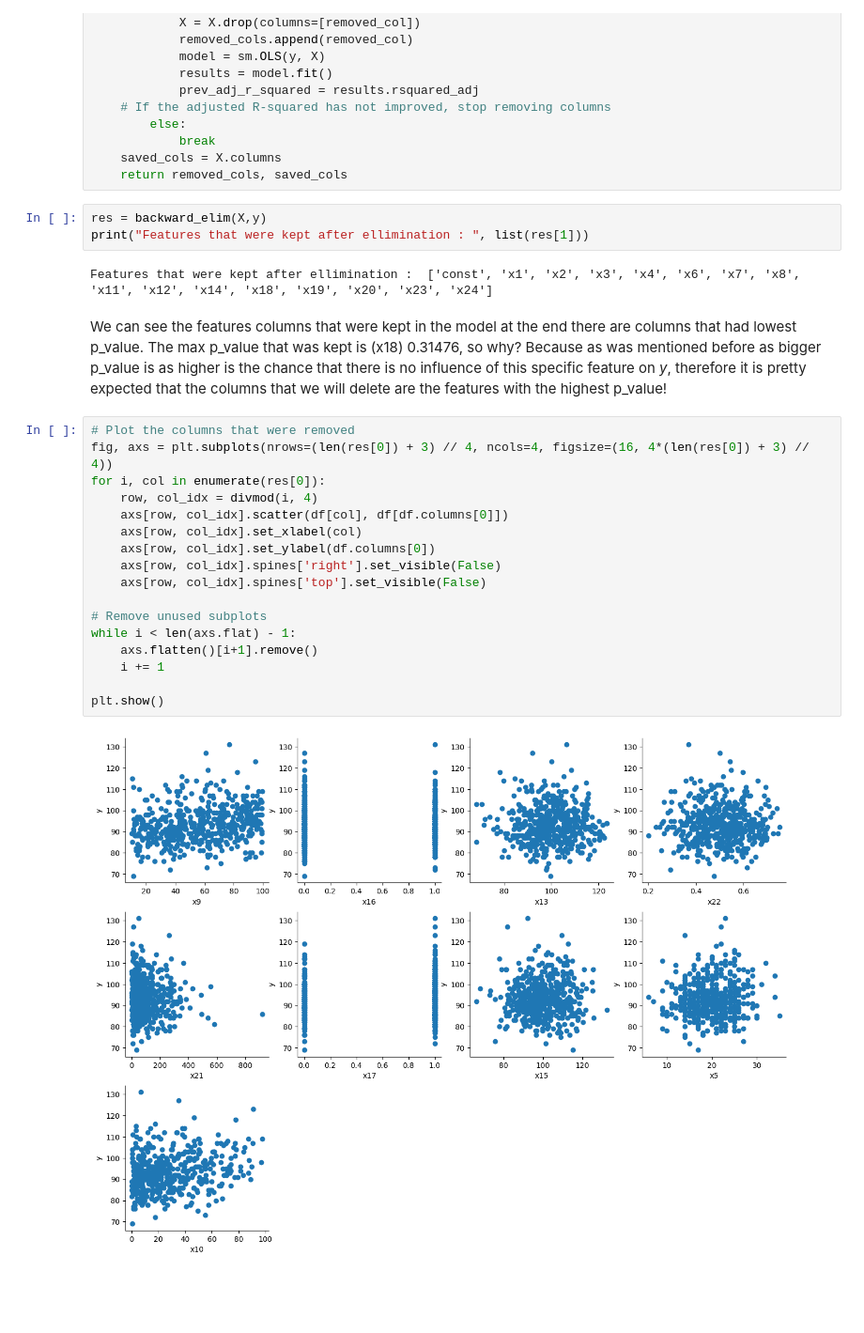
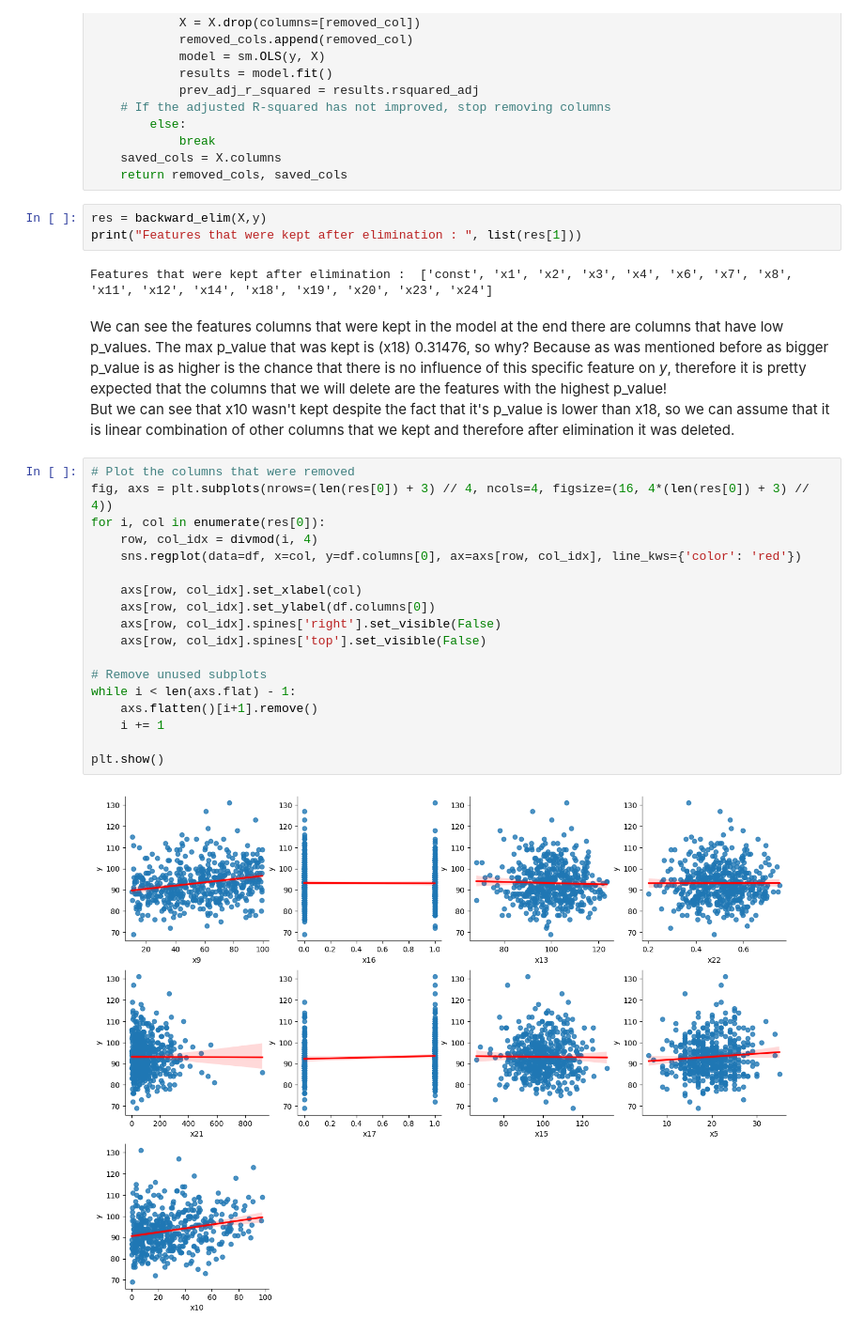
Before and after one commit to 1spb/ex1_stat_learning, a Jupyter notebook: ex1.ipynb, the cells around one changed output. Shown at 94% size. Saved outputs shown, nothing was run; the diff lists cells and outputs as text; blank space fills up the shorter version.

Commit message:
regression
Added regression line and a bit explanation

```diff
--- a/ex1.ipynb
+++ b/ex1.ipynb
@@ -209,30 +210,32 @@ def backward_elim(X, y):
     return removed_cols, saved_cols
 # %%
 res = backward_elim(X,y)
-print("Features that were kept after ellimination : ", list(res[1]))
+print("Features that were kept after elimination : ", list(res[1]))
 # %% [output]
-Features that were kept after ellimination :  ['const', 'x1', 'x2', 'x3', 'x4', 'x6', 'x7', 'x8', 'x11', 'x12', 'x14', 'x18', 'x19', 'x20', 'x23', 'x24']
+Features that were kept after elimination :  ['const', 'x1', 'x2', 'x3', 'x4', 'x6', 'x7', 'x8', 'x11', 'x12', 'x14', 'x18', 'x19', 'x20', 'x23', 'x24']
 # %% [markdown]
-We can see  the features columns that were kept in the model at the end there are columns that had lowest p_value. The max p_value that was kept is (x18) 0.31476, so why? Because as was mentioned before as bigger p_value is as higher is the chance that there is no influence of this specific feature on *y*, therefore it is pretty expected that the columns that we will delete are the features with the highest p_value!
+We can see  the features columns that were kept in the model at the end there are columns that have low p_values. The max p_value that was kept is (x18) 0.31476, so why? Because as was mentioned before as bigger p_value is as higher is the chance that there is no influence of this specific feature on *y*, therefore it is pretty expected that the columns that we will delete are the features with the highest p_value!<br>
+But we can see that x10 wasn't kept despite the fact that it's p_value is lower than x18, so we can assume that it is linear combination of other columns that we kept and therefore after elimination it was deleted.
 # %%
 # Plot the columns that were removed
 fig, axs = plt.subplots(nrows=(len(res[0]) + 3) // 4, ncols=4, figsize=(16, 4*(len(res[0]) + 3) // 4))
 for i, col in enumerate(res[0]):
     row, col_idx = divmod(i, 4)
-    axs[row, col_idx].scatter(df[col], df[df.columns[0]])
+    sns.regplot(data=df, x=col, y=df.columns[0], ax=axs[row, col_idx], line_kws={'color': 'red'})
+
     axs[row, col_idx].set_xlabel(col)
     axs[row, col_idx].set_ylabel(df.columns[0])
     axs[row, col_idx].spines['right'].set_visible(False)
     axs[row, col_idx].spines['top'].set_visible(False)
 
 # Remove unused subplots
 while i < len(axs.flat) - 1:
     axs.flatten()[i+1].remove()
     i += 1
 
 plt.show()
 # %% [output]
-[figure, old version]
+[figure, new version]
 # %% [markdown]
 On the plots where y-axis is *y* (explained variable) and on x-axis some different features that were dropped we can clearly see on the most plots absence of any correlation with *y*. We understand that from the "cloud" form of the plot. <br>
 Also, we can see 2 plots with dummy features and also there is clearly no connection between the feature and *y*. The reason of this conclusion is that no matter if dummy variable is 0 or 1 - the distribution of *y* looks pretty the same. <br>
```
Also changed, not shown: parts of 2 cells of this notebook.
